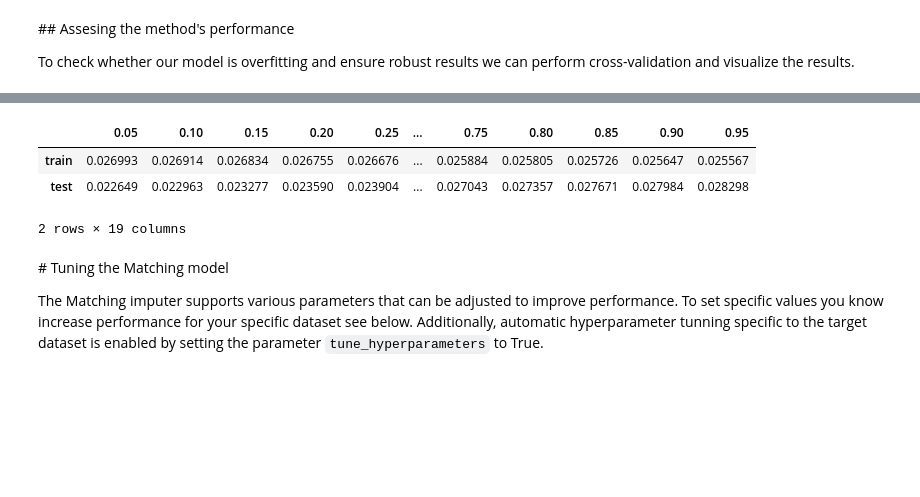
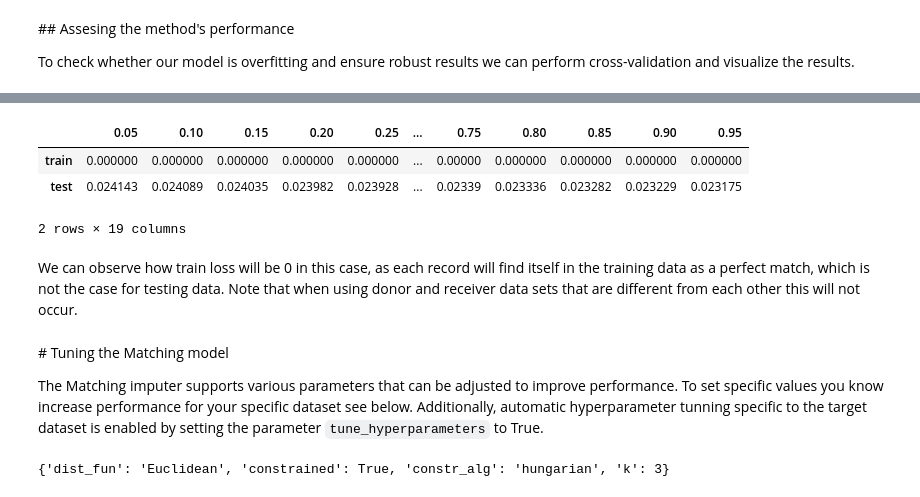
Before and after one commit to juaristi22/microimpute, a Jupyter notebook: docs/models/matching/matching-imputation.ipynb, the cells around one changed output, grey strips where cells are left out. Drawn from its saved outputs; the diff is of its cells as text; code cells hidden in the pictures; blank space fills up the shorter version.

```diff
--- a/docs/models/matching/matching-imputation.ipynb
+++ b/docs/models/matching/matching-imputation.ipynb
@@ -32,6 +33,9 @@ from microimpute.visualizations.plotting import model_performance_results
 diabetes = load_diabetes()
 df = pd.DataFrame(diabetes.data, columns=diabetes.feature_names)
 
+# Add random boolean variable
+df["bool"] = np.random.choice([True, False], size=len(df))
+
 # Display the first few rows of the dataset
 df
 # %% [output]
@@ -54,7 +58,8 @@ predictors = ["age", "sex", "bmi", "bp"]
 imputed_variables = [
     "s1",
     "s4",
-]  # We'll impute 's1' (total serum cholesterol) and 's4' (total cholesterol/HDL ratio)
+    "bool"
+]  # We'll impute 's1' (total serum cholesterol), 's4' (total cholesterol/HDL ratio), and the random boolean variable
 
 # Create a subset with only needed columns
 diabetes_df = df[predictors + imputed_variables]
@@ -337,7 +363,9 @@ This plot displays the prediction intervals produced by a Matching model for tot
 
 To check whether our model is overfitting and ensure robust results we can perform cross-validation and visualize the results.
 # %%
-# Run cross-validation on the same data set
+imputed_variables = ["s1", "s4"]
+
+# Run cross-validation on the same data set removing the boolean variable
 matching_results = cross_validate_model(
     Matching, diabetes_df, predictors, imputed_variables
 )
@@ -348,7 +380,7 @@ matching_results
 |  | 0.05 | 0.10 | 0.15 | 0.20 | 0.25 | ... | 0.75 | 0.80 | 0.85 | 0.90 | 0.95 |
-| train | 0.026993 | 0.026914 | 0.026834 | 0.026755 | 0.026676 | ... | 0.025884 | 0.025805 | 0.025726 | 0.025647 | 0.025567 |
-| test | 0.022649 | 0.022963 | 0.023277 | 0.023590 | 0.023904 | ... | 0.027043 | 0.027357 | 0.027671 | 0.027984 | 0.028298 |
+| train | 0.000000 | 0.000000 | 0.000000 | 0.000000 | 0.000000 | ... | 0.00000 | 0.000000 | 0.000000 | 0.000000 | 0.000000 |
+| test | 0.024143 | 0.024089 | 0.024035 | 0.023982 | 0.023928 | ... | 0.02339 | 0.023336 | 0.023282 | 0.023229 | 0.023175 |
-2 rows × 19 columns
+2 rows × 19 columns
 # %%
 # Plot the results
 perf_results_viz = model_performance_results(
@@ -360,6 +392,8 @@ fig = perf_results_viz.plot(
     title="Matching Cross-Validation Performance",
 )
 fig.show()
+# %% [markdown]
+We can observe how train loss will be 0 in this case, as each record will find itself in the training data as a perfect match, which is not the case for testing data. Note that when using donor and receiver data sets that are different from each other this will not occur.
 # %% [markdown]
 # Tuning the Matching model
 
@@ -374,7 +408,7 @@ fitted_matching_imputer = matching_imputer.fit(
 )
 # %%
 # To automatically tune hyperparameters to the specific dataset at hand
-fitted_matching_imputer, best_tuned_params = matching_imputer._fit(
+fitted_matching_imputer, best_tuned_params = matching_imputer.fit(
     X_train=df,
     predictors=predictors,
     imputed_variables=imputed_variables,
@@ -382,3 +416,5 @@ fitted_matching_imputer, best_tuned_params = matching_imputer._fit(
 )
 
 print(best_tuned_params)
+# %% [output]
+{'dist_fun': 'Euclidean', 'constrained': True, 'constr_alg': 'hungarian', 'k': 3}
```
Also changed, not shown: parts of 9 cells of this notebook, 5 other files.
